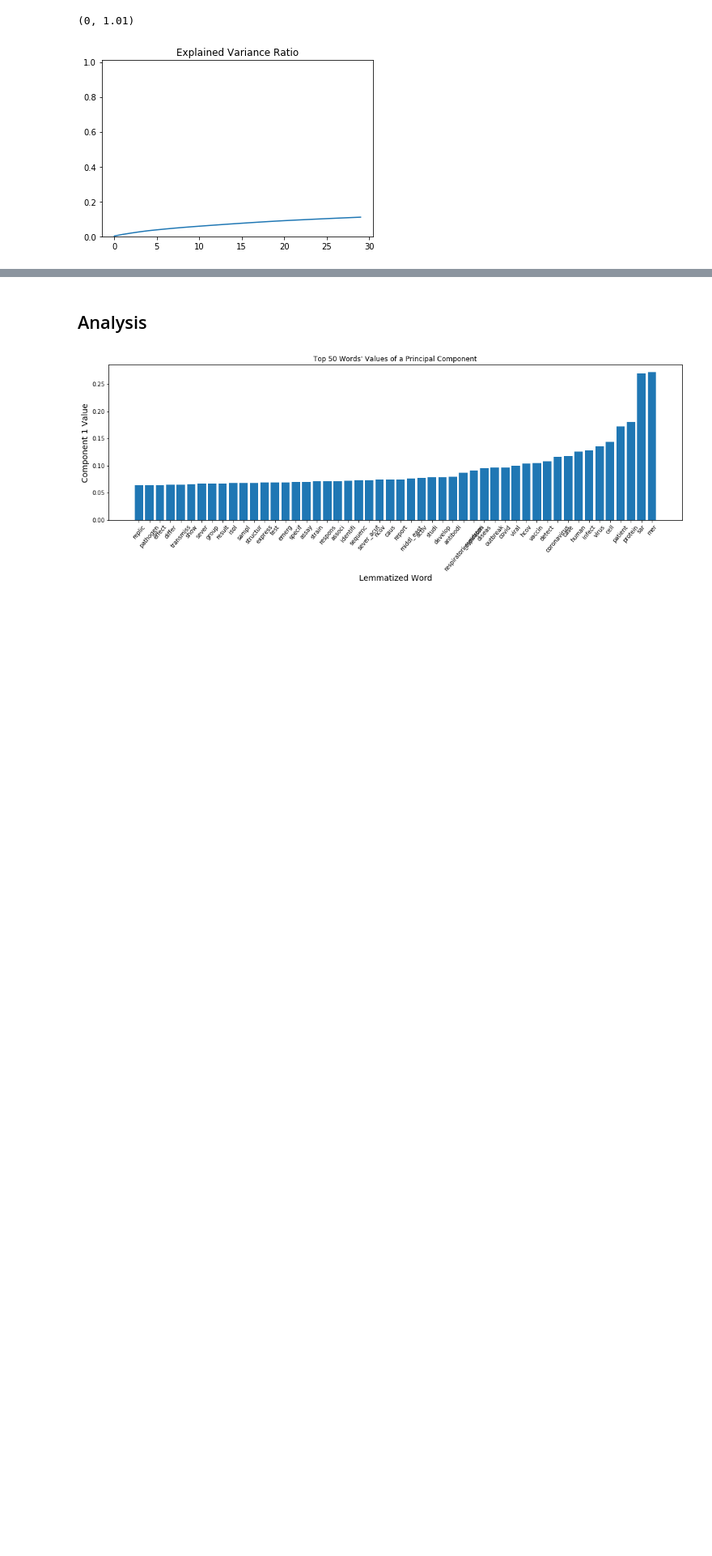
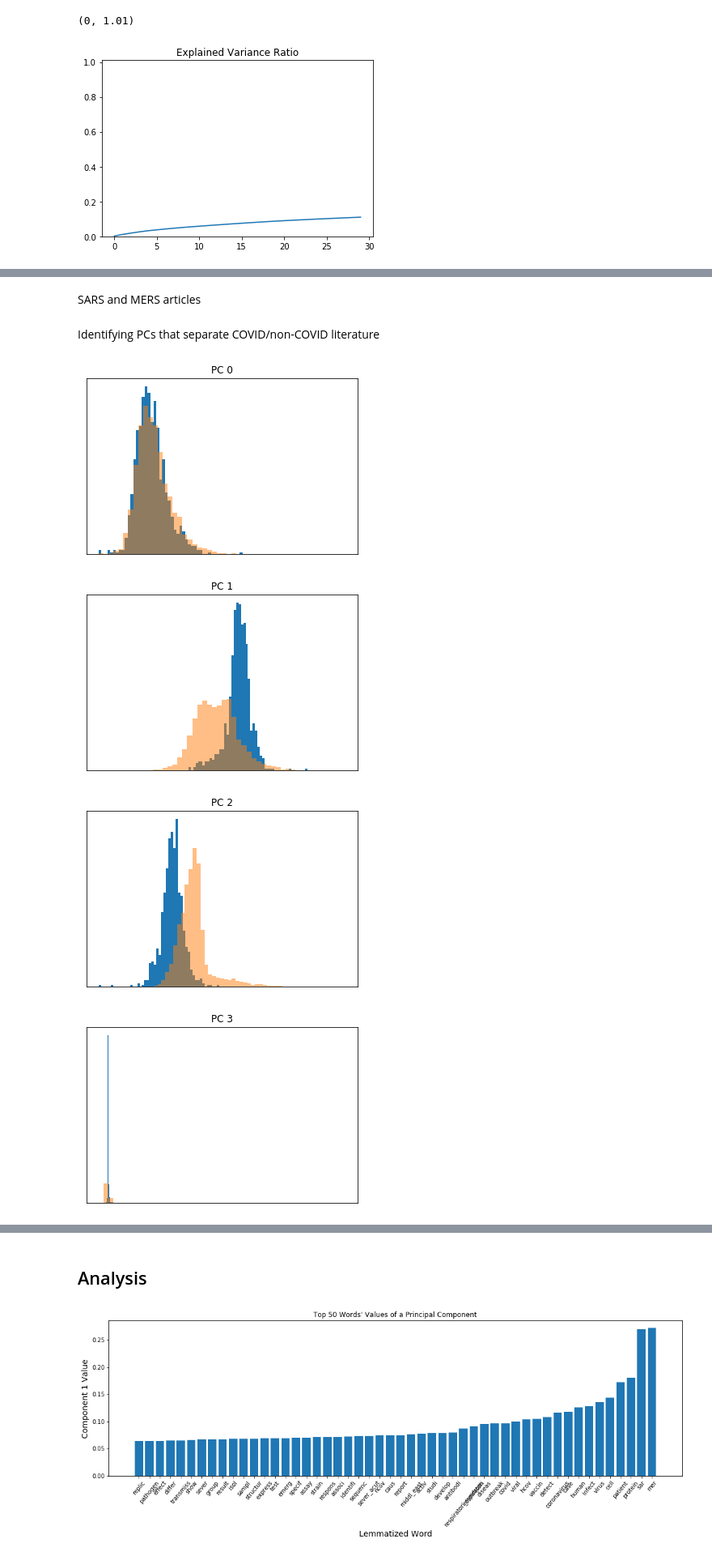
Before and after one commit to COVID19-DVRN/8-AI-Mapping-of-Relevant-Coronavirus-Literature, a Jupyter notebook: analysis/AbstractAnalytics-subsetted.ipynb, the cells around one changed output, grey strips where cells are left out. Shown: that part at 81% size. Drawn from its saved outputs; the diff is of its cells as text; code cells hidden in the pictures; blank space fills up the shorter version.

```diff
--- a/analysis/AbstractAnalytics-subsetted.ipynb
+++ b/analysis/AbstractAnalytics-subsetted.ipynb
@@ -142,0 +171,18 @@ plt.show()
+# %% [markdown]
+SARS and MERS articles
+# %% [markdown]
+Identifying PCs that separate COVID/non-COVID literature
+# %%
+n_bins = 50
+for c in range(10):
+    _, _, _ = plt.hist(transformed[covid_article_indexes, c], density=True, alpha=1, bins=50)
+    _, _, _ = plt.hist(transformed[np.setdiff1d(list(range(len(transformed))), covid_article_indexes), c]
+             , density=True, alpha=0.5, bins=50)
+    plt.title('PC ' + str(c))
+    plt.xticks([]); plt.yticks([])
+    plt.show()
+# %% [output]
+[figure, added]
+[figure, added]
+[figure, added]
+[figure, added]
```
Also changed, not shown: parts of 16 cells of this notebook.
